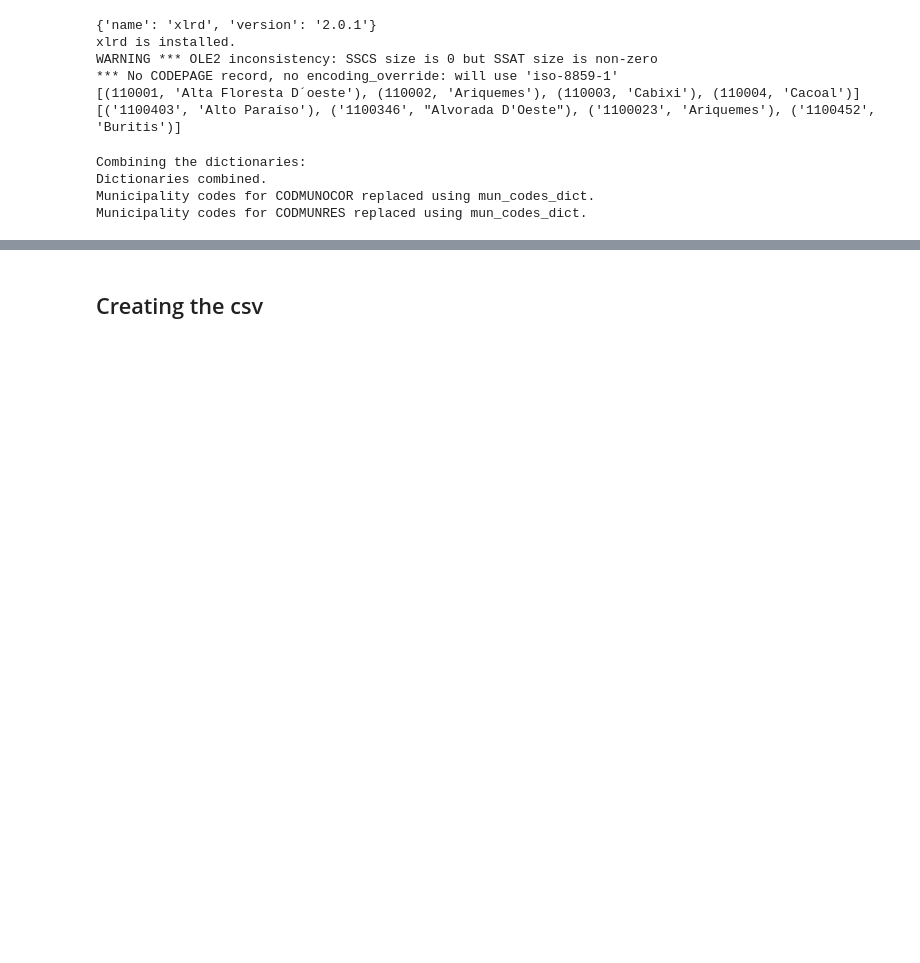
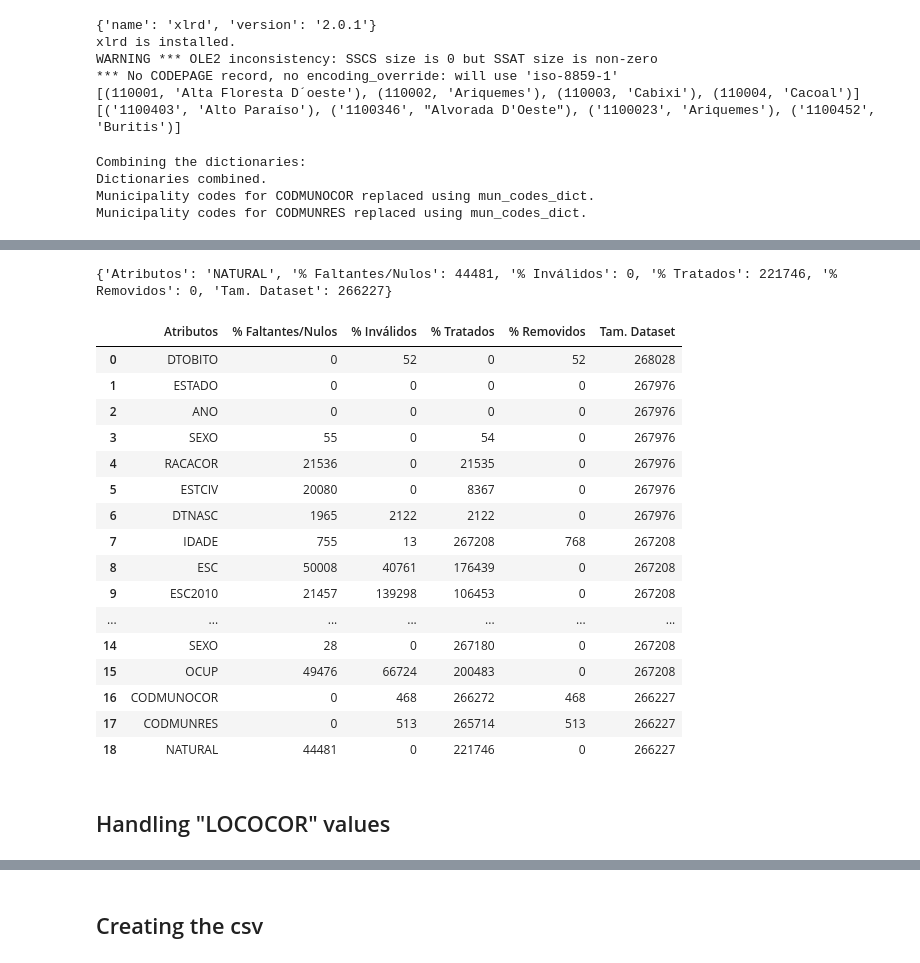
Before and after one commit to vklannusp/BrSuicides-dataset, a Jupyter notebook: data_creation/2_Data_modeling.ipynb, the cells around one changed output, grey strips where cells are left out. Drawn from its saved outputs; the diff is of its cells as text; code cells hidden in the pictures; blank space fills up the shorter version.

```diff
--- a/data_creation/2_Data_modeling.ipynb
+++ b/data_creation/2_Data_modeling.ipynb
@@ -1430,0 +1603,25 @@ display(null_info_transposed)
+# %%
+print(filtered_7_df['NATURAL'].value_counts())
+
+missing_df = filtered_7_df['NATURAL'][filtered_7_df['NATURAL'] == '']
+
+natural_missing = len(missing_df)
+print('--------------------')
+print(natural_missing)
+
+# Convert the column to numeric, coercing errors to NaN
+filtered_7_df['NATURAL'] = pd.to_numeric(filtered_7_df['NATURAL'], errors='coerce')
+
+cleaned_df = filtered_7_df['NATURAL'].replace(['', None], np.nan)
+
+natural_invalid = filtered_7_df['NATURAL'][filtered_7_df['NATURAL'].isna()].value_counts().sum()
+print('--------------------')
+print(natural_invalid)
+
+natural_cleaned = filtered_7_df['NATURAL'][~filtered_7_df['NATURAL'].isna()].value_counts().sum()
+print('--------------------')
+print(natural_cleaned)
+
+natural_removed = 0
+
+print(filtered_7_df['NATURAL'].info())
@@ -1430,0 +1646,32 @@ display(null_info_transposed)
+# %%
+# Initialize 'NATURAL' info
+final_info_natural = ['NATURAL', natural_missing, natural_invalid, natural_cleaned, natural_removed, len(filtered_7_df)]
+final_info_natural_dict = {k: v for k, v in zip(final_info_cols_br, final_info_natural)}
+
+if final_info_natural[0] not in list(final_info_table[final_info_table.columns.to_list()[0]]):
+    final_info_table = pd.concat([final_info_table, pd.DataFrame([final_info_natural_dict])], ignore_index=True)
+
+print(final_info_natural_dict)
+# Update final_info_table
+display(final_info_table)
+# %% [output]
+{'Atributos': 'NATURAL', '% Faltantes/Nulos': 44481, '% Inválidos': 0, '% Tratados': 221746, '% Removidos': 0, 'Tam. Dataset': 266227}
+|  | Atributos | % Faltantes/Nulos | % Inválidos | % Tratados | % Removidos | Tam. Dataset |
+| 0 | DTOBITO | 0 | 52 | 0 | 52 | 268028 |
+| 1 | ESTADO | 0 | 0 | 0 | 0 | 267976 |
+| 2 | ANO | 0 | 0 | 0 | 0 | 267976 |
+| 3 | SEXO | 55 | 0 | 54 | 0 | 267976 |
+| 4 | RACACOR | 21536 | 0 | 21535 | 0 | 267976 |
+| 5 | ESTCIV | 20080 | 0 | 8367 | 0 | 267976 |
+| 6 | DTNASC | 1965 | 2122 | 2122 | 0 | 267976 |
+| 7 | IDADE | 755 | 13 | 267208 | 768 | 267208 |
+| 8 | ESC | 50008 | 40761 | 176439 | 0 | 267208 |
+| 9 | ESC2010 | 21457 | 139298 | 106453 | 0 | 267208 |
+| ... | ... | ... | ... | ... | ... | ... |
+| 14 | SEXO | 28 | 0 | 267180 | 0 | 267208 |
+| 15 | OCUP | 49476 | 66724 | 200483 | 0 | 267208 |
+| 16 | CODMUNOCOR | 0 | 468 | 266272 | 468 | 266227 |
+| 17 | CODMUNRES | 0 | 513 | 265714 | 513 | 266227 |
+| 18 | NATURAL | 44481 | 0 | 221746 | 0 | 266227 |
+# %% [markdown]
+## Handling "LOCOCOR" values
```
Also changed, not shown: parts of 64 cells of this notebook, 7 other files.
